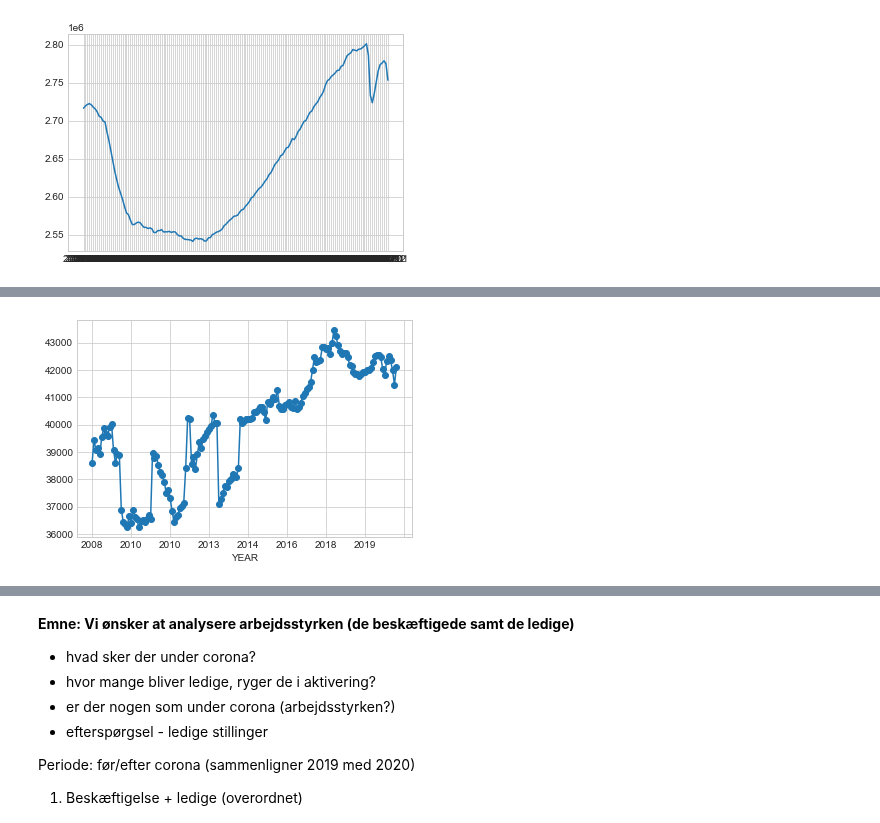
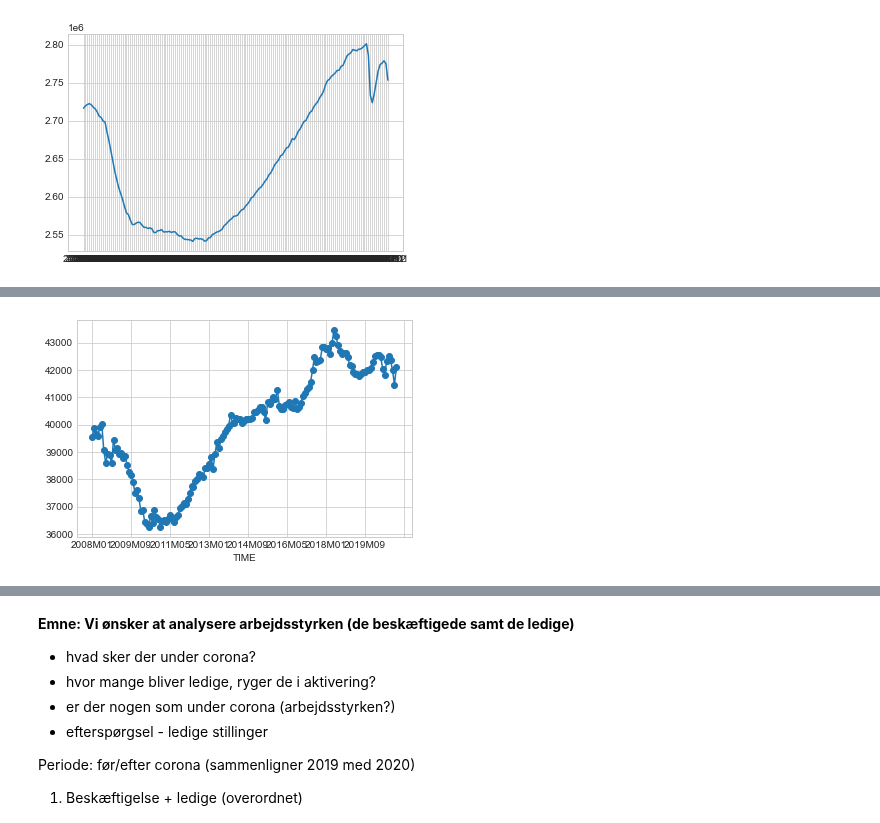
Before and after one commit to ceciliechrstnsn/projects-2021-luna-hjerteknuser, a Jupyter notebook: dataproject/dataproject.ipynb, the cells around one changed output, grey strips where cells are left out. Saved outputs shown, nothing was run; the diff lists cells and outputs as text; code cells hidden in the pictures.

```diff
--- a/dataproject/dataproject.ipynb
+++ b/dataproject/dataproject.ipynb
@@ -231,9 +228,3 @@ dstmerge.head()
-# %%
-dstmerge['YEAR'] = dstmerge['YEAR'].astype(str).astype(int)
-#dstmerge.loc[dstmerge['YEAR'] > 2007, :]
-#drop 2007
-#dstmerge['date']= pd.to_datetime(dstmerge['TIME'], format='%y%m%d')
-#dstmerge.head()
 # %%
 dstmerge.dtypes
 # %% [output]
@@ -247,3 +236,5 @@ MD             object
 dtype: object
-# %%
-dstmerge['YEAR'] = dstmerge.loc[dstmerge['YEAR'] > 2007, :]
+# %%
+dstmerge['TIME'] = dstmerge['TIME'].astype(str).astype(int)
+#dstmerge['YEAR'] = dstmerge['YEAR'].astype(str).astype(int)
+#dstmerge['MD'] = dstmerge['MD'].astype(str).astype(int)
@@ -262,0 +252,3 @@ dtype: object
+# %%
+dstmerge = dstmerge.dropna(axis=0)
+dstmerge = dstmerge.sort_values('TIME')
@@ -297,18 +281,18 @@ print(branch_unique)
 # %%
 import ipywidgets as widgets
 
 def plot_employ(dstmerge, branch1):
     I = dstmerge['branch'] == branch1
-    ax = dstmerge.loc[I,:].plot(x='YEAR', y='Employed', style='-o', legend=False)
+    ax = dstmerge.loc[I,:].plot(x='TIME', y='Employed', style='-o', legend=False)
 
 widgets.interact(plot_employ,
     dstmerge = widgets.fixed(dstmerge),
     branch1 = widgets.Dropdown(description='Branch',
                                 options=dstmerge.branch.unique(),
                                 value='A')
 );
 # %% [output]
-[figure, old version]
+[figure, new version]
 # %%
 def _plot_timeseries(dataframe, variable, years):
 
```
Also changed, not shown: parts of 13 cells of this notebook.
